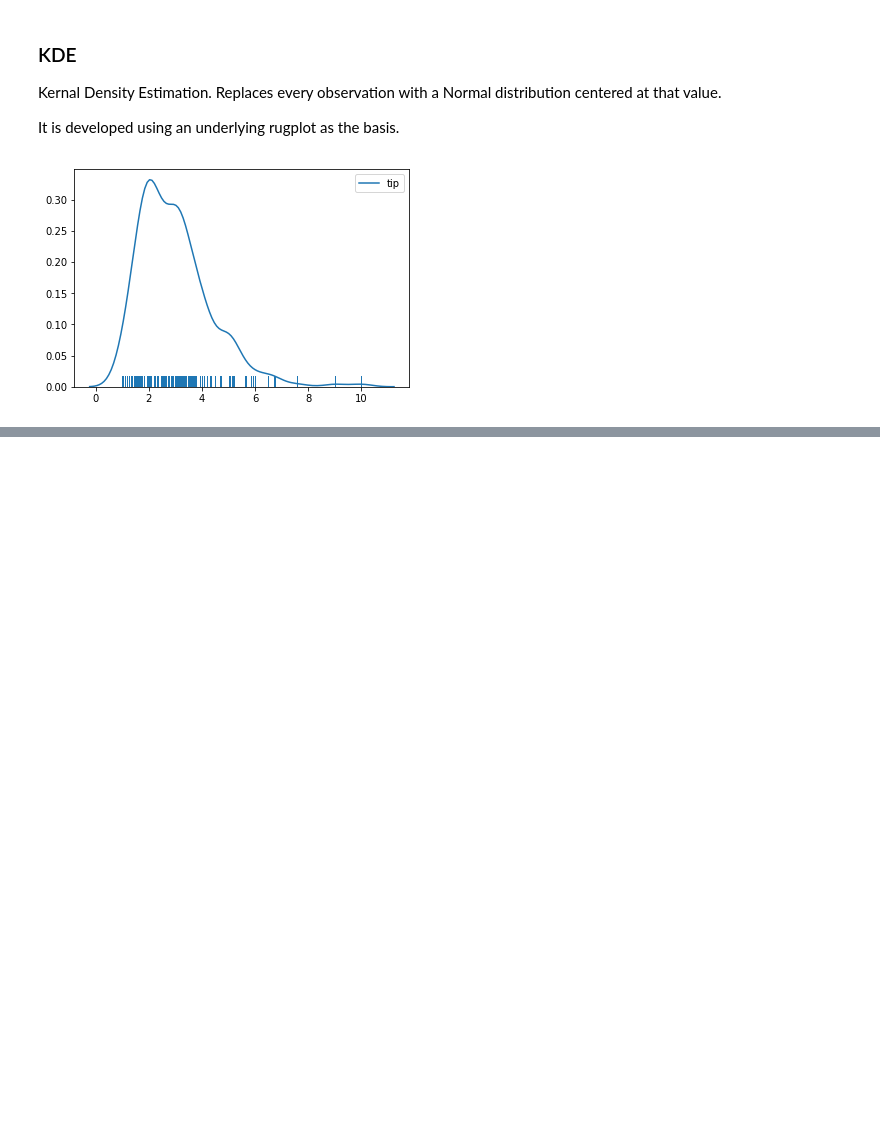
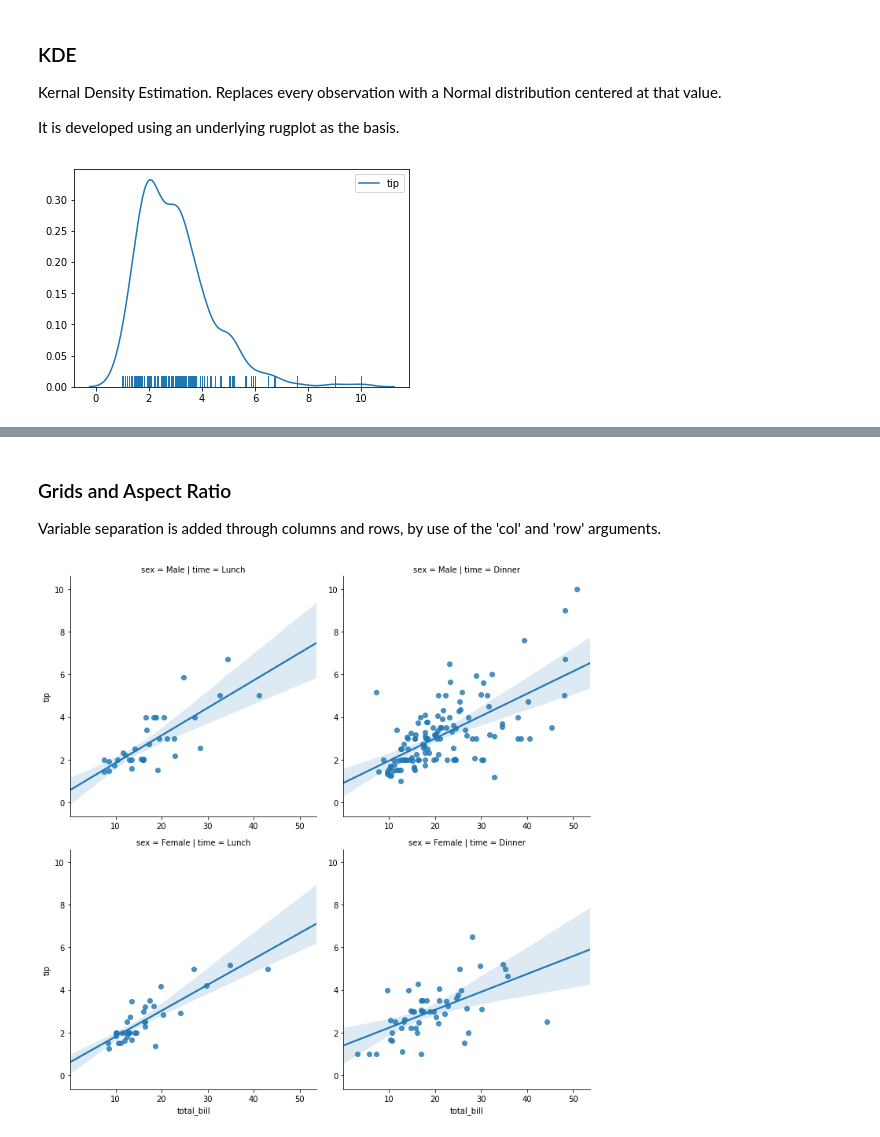
Before and after one commit to awgeezrick/notes-snippets, a Jupyter notebook: python_data_visualization.ipynb, the cells around one changed output, grey strips where cells are left out. Drawn from its saved outputs; the diff is of its cells as text; code cells hidden in the pictures; blank space fills up the shorter version.

```diff
--- a/python_data_visualization.ipynb
+++ b/python_data_visualization.ipynb
@@ -549,0 +565,8 @@ sns.rugplot(tip['tip']);
+# %% [markdown]
+### Grids and Aspect Ratio
+Variable separation is added through columns and rows, by use of the 'col' and 'row' arguments.
+# %%
+sns.lmplot(x="total_bill", y="tip",
+           row="sex", col="time",data=tip);
+# %% [output]
+[figure, added]
```
Also changed, not shown: parts of 20 cells of this notebook.
